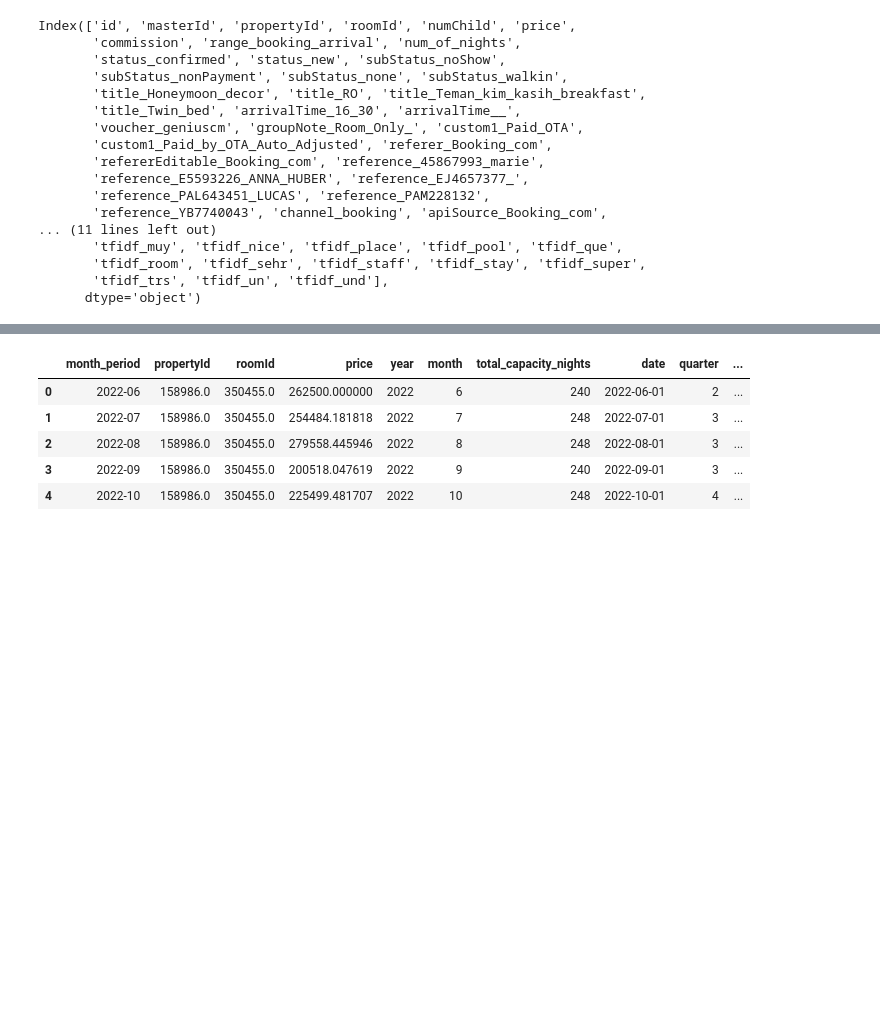
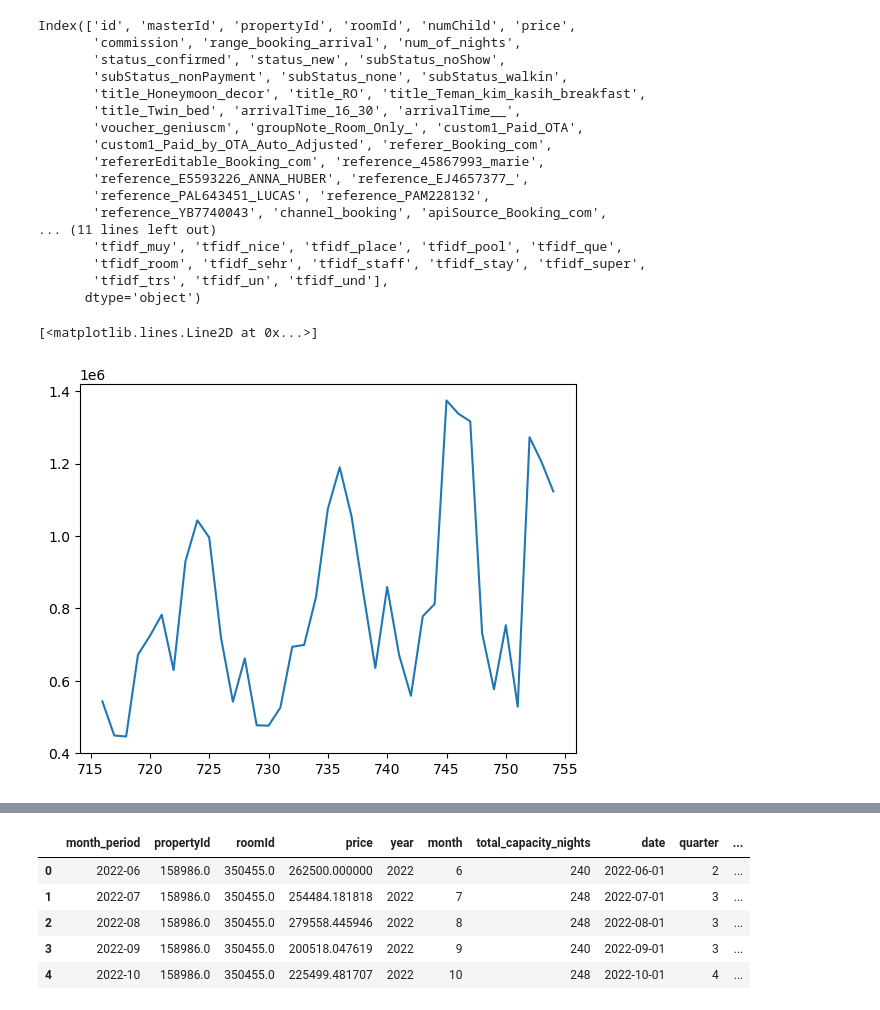
Before and after one commit to notnsas/hotel-demand-forecasting, a Jupyter notebook: notebooks/03_modeling.ipynb, the cells around one changed output, grey strips where cells are left out. Saved outputs shown, nothing was run; the diff lists cells and outputs as text; code cells hidden in the pictures; blank space fills up the shorter version.

```diff
--- a/notebooks/03_modeling.ipynb
+++ b/notebooks/03_modeling.ipynb
@@ -308,9 +311,34 @@ def advanced_hybrid_fe(data):
 
     # df['price_vs_property_mean'] = df['price'] / df['property_mean_price']
     # df['price_diff_from_property'] = df['price'] - df['property_mean_price']
+    df['room_price_std_6'] = df.groupby('roomId')['price_lag_1'].transform(
+    lambda x: x.rolling(6, min_periods=2).std()
+    )
+    df['is_volatile_room'] = (df['room_price_std_6'] > df['room_price_std_6'].median()).astype(int)
+    df['is_spike'] = (
+        abs(df['price_lag_1'] - df['price_roll_mean_6'])
+        > 2 * df['price_roll_std_6']
+    ).astype(int)
+    df['price_cv_6'] = df['room_price_std_6'] / (df['price_roll_mean_6'] + 1e-5)
     return df
 
 # Cara penggunaan:
 data = advanced_hybrid_fe(df)
 data['roomId'] = data['roomId'].astype('category')
 data['propertyId'] = data['propertyId'].astype('category')
+# %%
+bad_rooms = [
+    350455.0,
+    354681.0,
+    370150.0,
+    388812.0,
+    419106.0,
+    419296.0
+]
+
+data = data[~data['roomId'].isin(bad_rooms)].copy()
+# %%
+plt.plot(data[data["roomId"] == 388812]['price'])
+# %% [output]
+[<matplotlib.lines.Line2D at 0x...>]
+[figure, added]
```
Also changed, not shown: parts of 45 cells of this notebook, 1 other file.
